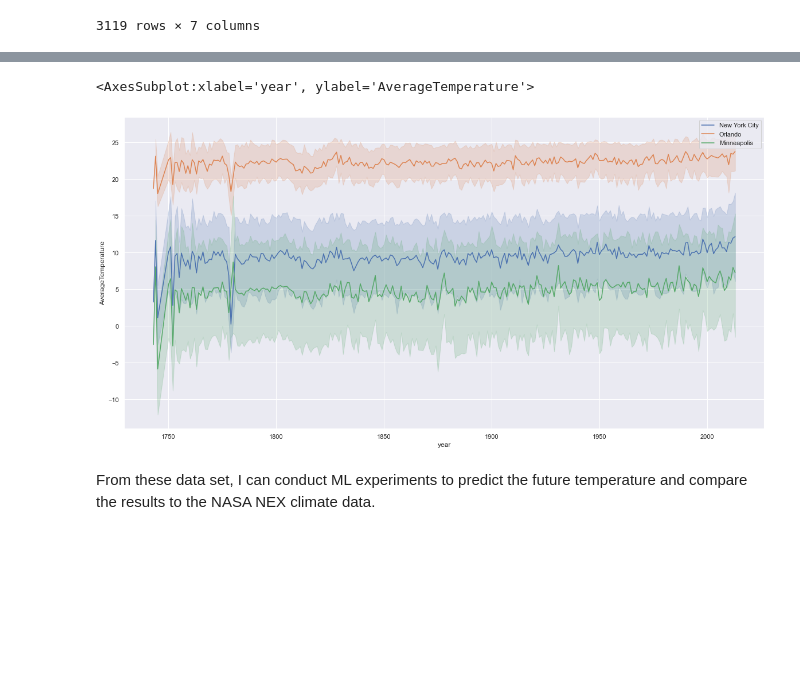
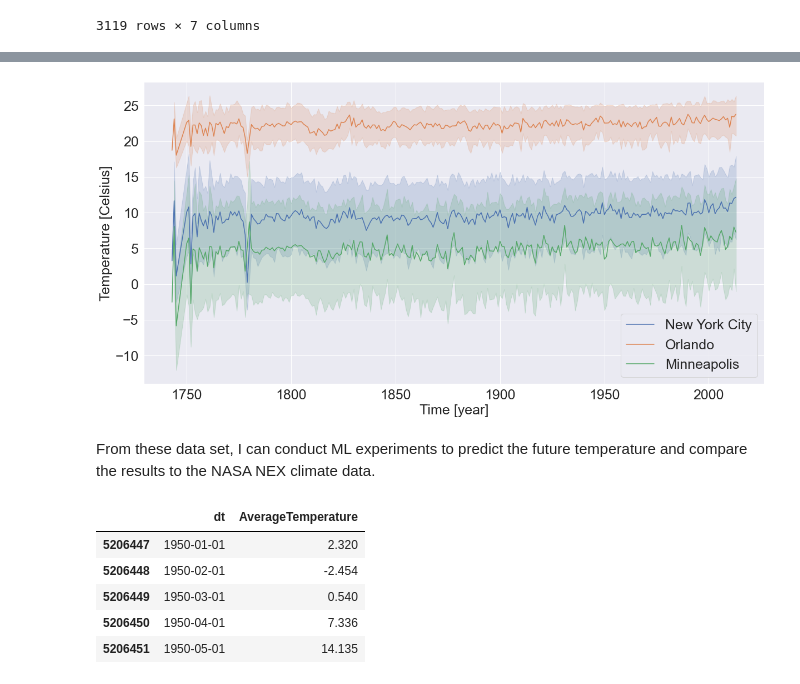
Before and after one commit to alexandrebelli/Data-Science-Porject-in-Progress-, a Jupyter notebook: City_temperature.ipynb, the cells around one changed output, grey strips where cells are left out. Saved outputs shown, nothing was run; the diff lists cells and outputs as text; code cells hidden in the pictures; blank space fills up the shorter version.

```diff
--- a/City_temperature.ipynb
+++ b/City_temperature.ipynb
@@ -84,14 +84,31 @@ temp_mi.head()
 # %%
 import seaborn as sns
 sns.set_theme(style="darkgrid")
 import matplotlib.pyplot as plt
 plt.rcParams['figure.figsize'] = [20, 10] #bigger plot window
 sns.lineplot(data=temp_ny,x='year', y='AverageTemperature',err_style="band",label = 'New York City')
 sns.lineplot(data=temp_or,x='year', y='AverageTemperature',err_style="band",label = 'Orlando')
 
 sns.lineplot(data=temp_mi,x='year', y='AverageTemperature',err_style="band",label = 'Minneapolis')
+plt.ylabel('Temperature [Celsius]',fontsize=25)
+plt.yticks(fontsize=25)
+plt.xlabel('Time [year]',fontsize=25)
+plt.xticks(fontsize=25)
+plt.legend(fontsize = 25)
+plt.savefig('Temperature_3cities.png',dpi=400)
+plt.show()
 # %% [output]
-<AxesSubplot:xlabel='year', ylabel='AverageTemperature'>
-[figure, old version]
+[figure, new version]
 # %% [markdown]
 From these data set, I can conduct ML experiments to predict the future temperature and compare the results to the NASA NEX climate data.
+# %%
+train = temp_ny.loc[temp_ny['year'] >= 1950]
+train=train[['dt','AverageTemperature']]
+train.head()
+# %% [output]
+|  | dt | AverageTemperature |
+| 5206447 | 1950-01-01 | 2.320 |
+| 5206448 | 1950-02-01 | -2.454 |
+| 5206449 | 1950-03-01 | 0.540 |
+| 5206450 | 1950-04-01 | 7.336 |
+| 5206451 | 1950-05-01 | 14.135 |
```
Also changed, not shown: parts of 2 cells of this notebook, 3 other files.
